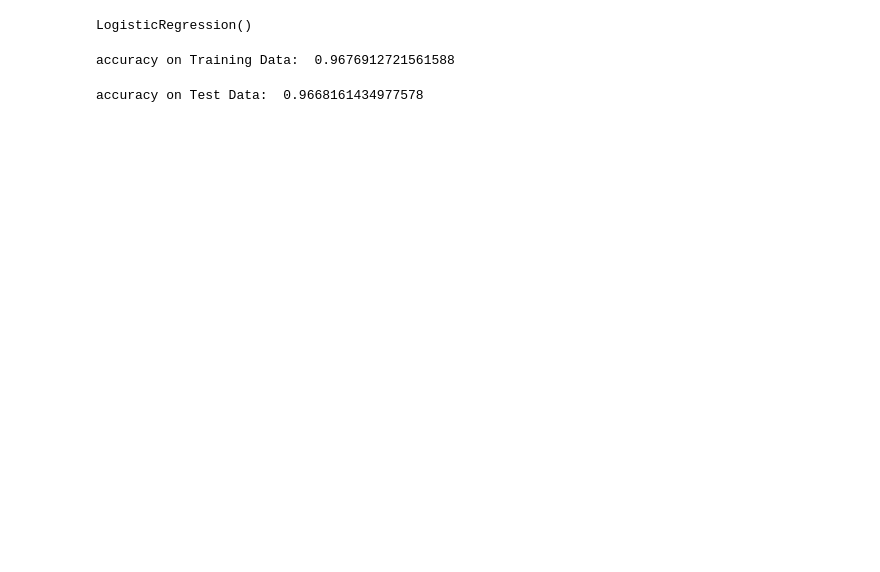
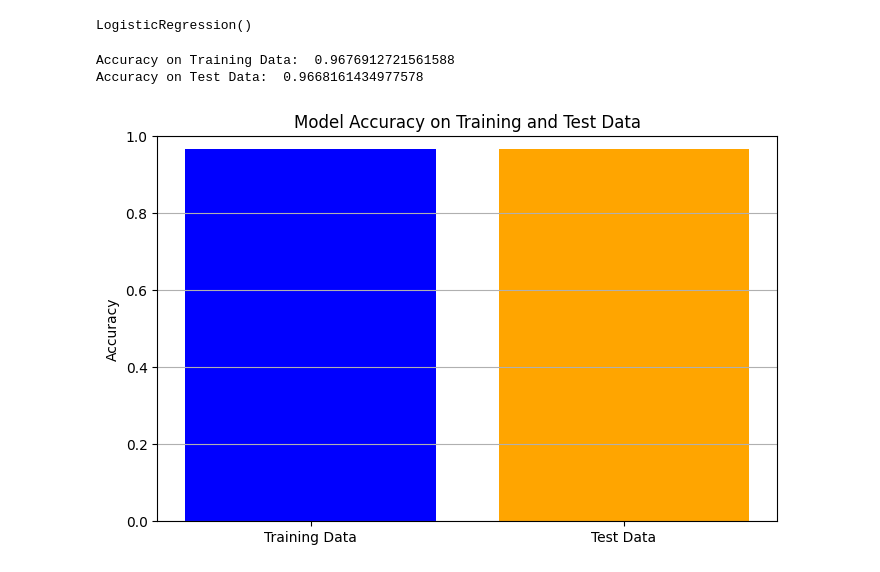
Before and after one commit to surya323-ma/spam_classifier, a Jupyter notebook: spam_classifier.ipynb, the cells around one changed output. Drawn from its saved outputs; the diff is of its cells as text; code cells hidden in the pictures; blank space fills up the shorter version.

```diff
--- a/spam_classifier.ipynb
+++ b/spam_classifier.ipynb
@@ -165,11 +58,17 @@ Model = LogisticRegression()
 # %%
-Model.fit(X_train_features,y_train)
+model = LogisticRegression()
+model.fit(X_train_features, y_train)
 # %% [output]
 LogisticRegression()
 # %%
-prediction_on_training_data = Model.predict(X_train_features)
-accuracy_on_training_data = accuracy_score(y_train,prediction_on_training_data)
+prediction_on_training_data = model.predict(X_train_features)
+accuracy_on_training_data = accuracy_score(y_train, prediction_on_training_data)
+# %%
+prediction_test_data = model.predict(X_test_features)
+accuracy_on_test_data = accuracy_score(y_test, prediction_test_data)
 # %%
-print("accuracy on Training Data: " , accuracy_on_training_data)
+print("Accuracy on Training Data: ", accuracy_on_training_data)
+print("Accuracy on Test Data: ", accuracy_on_test_data)
 # %% [output]
-accuracy on Training Data:  0.9676912721561588
+Accuracy on Training Data:  0.9676912721561588
+Accuracy on Test Data:  0.9668161434977578
@@ -179,4 +75,13 @@ accuracy_on_test_data = accuracy_score(y_test, prediction_test_data)
-# %%
-print("accuracy on Test Data: " , accuracy_on_test_data)
-# %% [output]
-accuracy on Test Data:  0.9668161434977578
+# %%
+labels = ['Training Data', 'Test Data']
+accuracies = [accuracy_on_training_data, accuracy_on_test_data]
+# %%
+plt.figure(figsize=(8, 5))
+plt.bar(labels, accuracies, color=['blue', 'orange'])
+plt.ylim(0, 1)
+plt.ylabel('Accuracy')
+plt.title('Model Accuracy on Training and Test Data')
+plt.grid(axis='y')
+plt.show()
+# %% [output]
+[figure, added]
```
Also changed, not shown: parts of 17 cells of this notebook.
